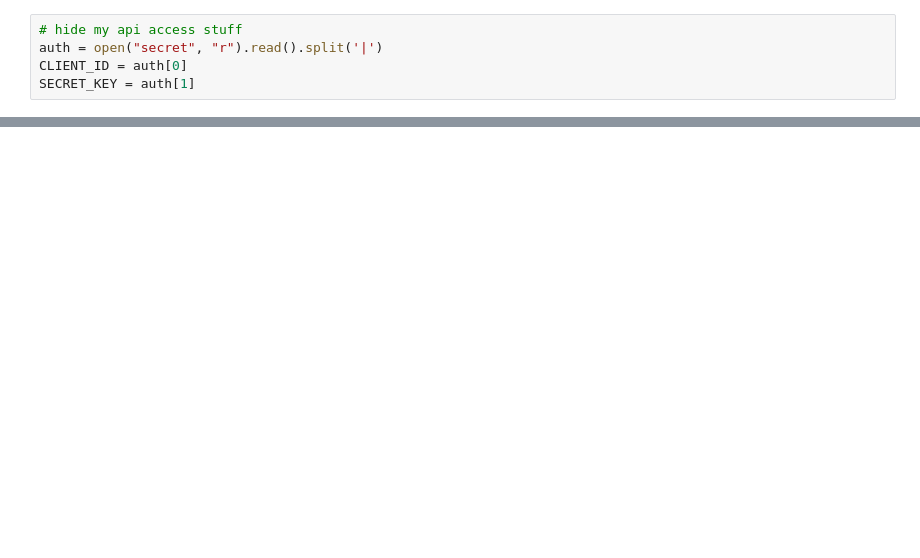
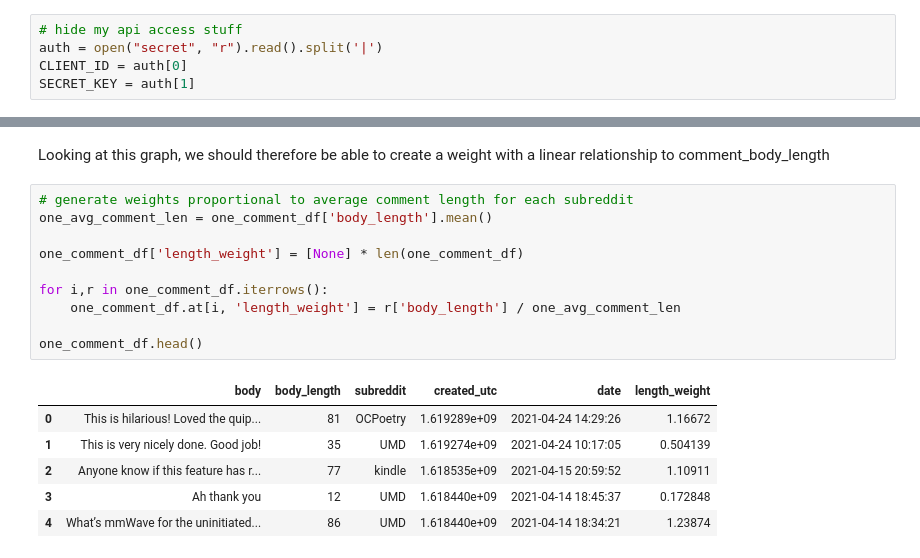
Before and after one commit to ariqbailey/ariqbailey.github.io, a Jupyter notebook: reddit-common-interests/Final_Project.ipynb, the cells around one changed output, grey strips where cells are left out. Saved outputs shown, nothing was run; the diff lists cells and outputs as text; blank space fills up the shorter version.

```diff
--- a/reddit-common-interests/Final_Project.ipynb
+++ b/reddit-common-interests/Final_Project.ipynb
@@ -78,0 +101,19 @@ one_post_df.head()
+# %% [markdown]
+Looking at this graph, we should therefore be able to create a weight with a linear relationship to comment_body_length
+# %%
+# generate weights proportional to average comment length for each subreddit
+one_avg_comment_len = one_comment_df['body_length'].mean()
+
+one_comment_df['length_weight'] = [None] * len(one_comment_df)
+
+for i,r in one_comment_df.iterrows():
+    one_comment_df.at[i, 'length_weight'] = r['body_length'] / one_avg_comment_len
+
+one_comment_df.head()
+# %% [output]
+|  | body | body_length | subreddit | created_utc | date | length_weight |
+| 0 | This is hilarious! Loved the quip... | 81 | OCPoetry | 1.619289e+09 | 2021-04-24 14:29:26 | 1.16672 |
+| 1 | This is very nicely done. Good job! | 35 | UMD | 1.619274e+09 | 2021-04-24 10:17:05 | 0.504139 |
+| 2 | Anyone know if this feature has r... | 77 | kindle | 1.618535e+09 | 2021-04-15 20:59:52 | 1.10911 |
+| 3 | Ah thank you | 12 | UMD | 1.618440e+09 | 2021-04-14 18:45:37 | 0.172848 |
+| 4 | What’s mmWave for the uninitiated... | 86 | UMD | 1.618440e+09 | 2021-04-14 18:34:21 | 1.23874 |
```
Also changed, not shown: parts of 16 cells of this notebook.
